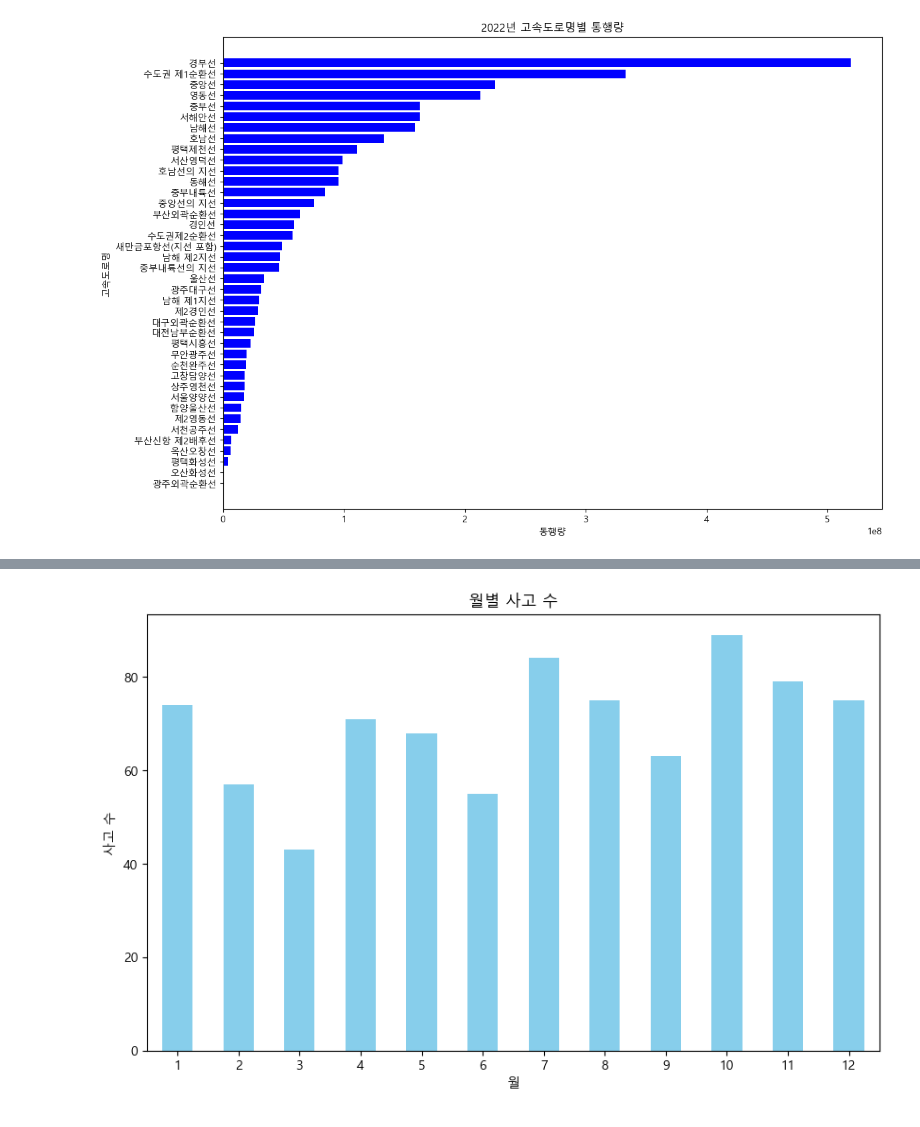
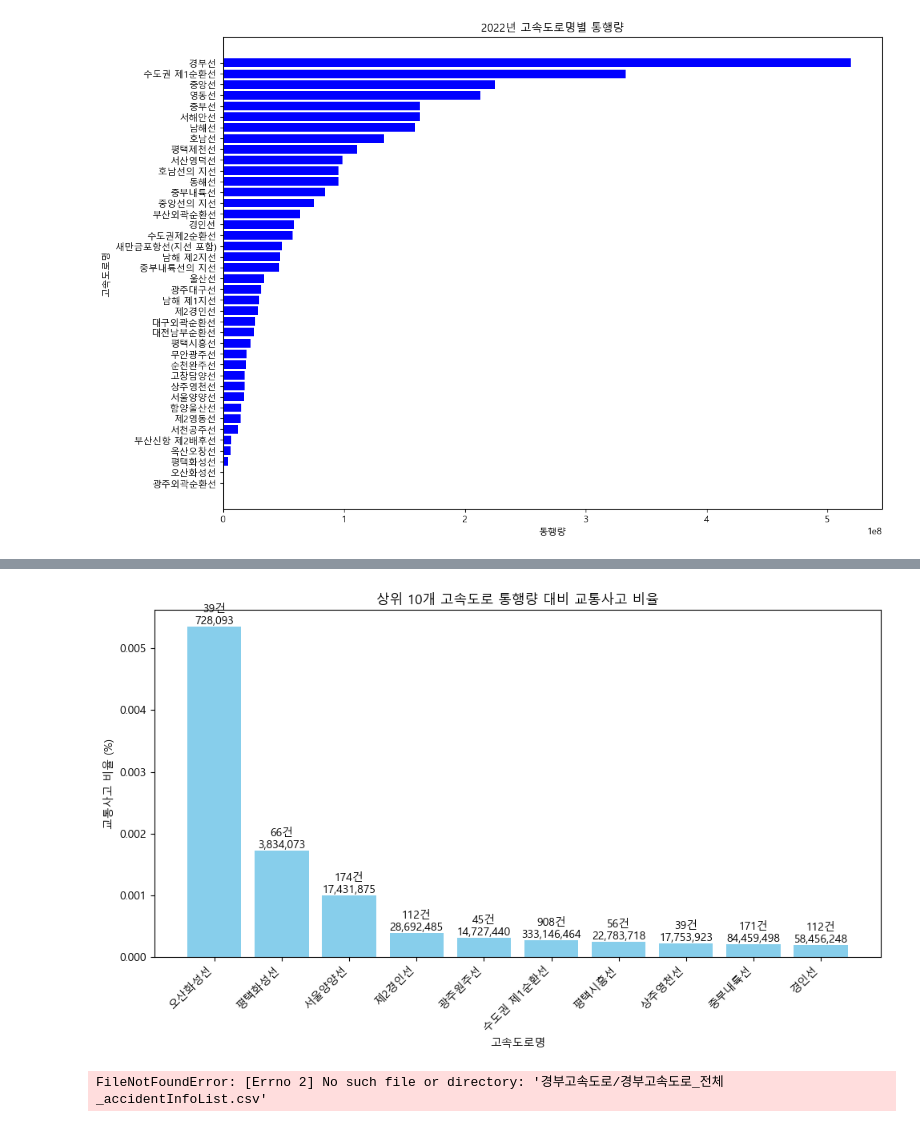
Before and after one commit to ssasdfccaf/Weather-and-traffic-accidents, a Jupyter notebook: sjw/test2.ipynb, the cells around one changed output, grey strips where cells are left out. Saved outputs shown, nothing was run; the diff lists cells and outputs as text; code cells hidden in the pictures.

Commit message:
고속도로별 통행량 대비 사고율 추가

```diff
--- a/sjw/test2.ipynb
+++ b/sjw/test2.ipynb
@@ -300,3 +283,38 @@ KeyError: '사고횟수'
+# %%
+import pandas as pd
+import matplotlib.pyplot as plt
+
+plt.rcParams['font.family'] = 'Malgun Gothic'
+
+# Load the data
+data = pd.read_csv('고속도로/고속도로별 통행량 및 사고건수.csv')
+
+# Calculate accident ratio per traffic volume
+data['사고비율'] = (data['사고번호'] / data['통행량']) * 100
+
+# Sort the data in descending order based on '사고비율'
+data = data.sort_values(by='사고비율', ascending=False)
+
+# Select the top 10 highways
+top_10_data = data.head(10)
+
+# Plot the data for the top 10 highways
+plt.figure(figsize=(10, 6))
+bars = plt.bar(top_10_data['고속도로명'], top_10_data['사고비율'], color='skyblue')
+
+# Add text annotations for accidents and traffic volume
+for bar, accidents, traffic in zip(bars, top_10_data['사고번호'], top_10_data['통행량']):
+    plt.text(bar.get_x() + bar.get_width() / 2, bar.get_height(),
+             f'{accidents}건\n{traffic:,.0f}', ha='center', va='bottom', color='black')
+
+plt.title('상위 10개 고속도로 통행량 대비 교통사고 비율')
+plt.xlabel('고속도로명')
+plt.ylabel('교통사고 비율 (%)')
+plt.xticks(rotation=45, ha='right')
+plt.tight_layout()
+plt.show()
+# %% [output]
+[figure, added]
 # %%
 import pandas as pd
 import matplotlib.pyplot as plt
@@ -310,7 +328,7 @@ font_name = font_manager.FontProperties(fname=font_path).get_name()
 rc('font', family=font_name)
 
 # CSV 파일 경로
-file_path = '../경부고속도로_전체_accidentInfoList.csv'
+file_path = '경부고속도로/경부고속도로전체_accidentInfoList.csv'
 
 # CSV 파일 읽기 (encoding 지정)
 df = pd.read_csv(file_path, delimiter=',', encoding='cp949')
@@ -333,7 +351,7 @@ plt.ylabel('사고 수')
 plt.xticks(rotation=0)
 plt.show()
 # %% [output]
-[figure, removed]
+FileNotFoundError: [Errno 2] No such file or directory: '경부고속도로/경부고속도로_전체_accidentInfoList.csv'
 # %%
 
 # '사고일시' 컬럼을 datetime 형식으로 변환
```
Also changed, not shown: parts of 24 cells of this notebook, 4 other files.
